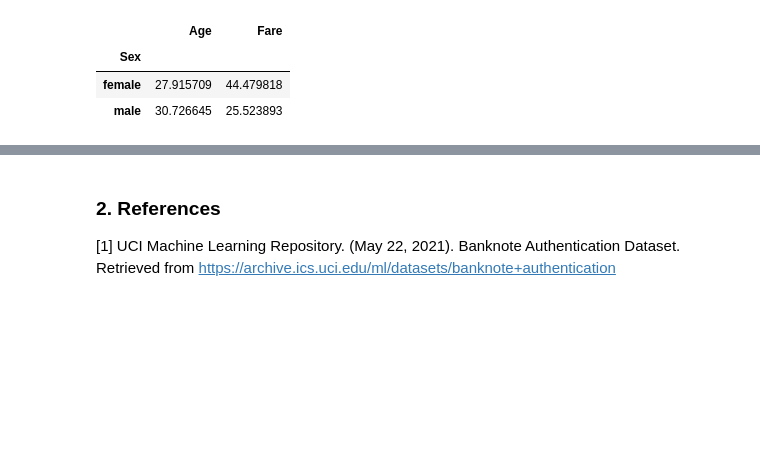
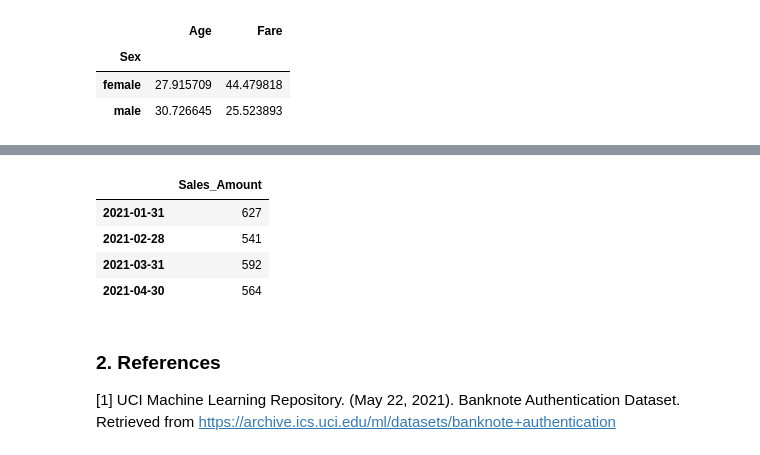
Before and after one commit to alexismenanieves/Pandas_Practice, a Jupyter notebook: Pandas_Practice_Notebook.ipynb, the cells around one changed output, grey strips where cells are left out. Cells and saved outputs as stored; diff of their text form; code cells hidden in the pictures; blank space fills up the shorter version.

```diff
--- a/Pandas_Practice_Notebook.ipynb
+++ b/Pandas_Practice_Notebook.ipynb
@@ -402,3 +427,20 @@ df_tc.groupby(['Sex','Age','Fare']).mean()
+# %%
+# Let's create a time series
+time_index = pd.date_range('01/01/2021', periods=120, freq='1D')
+# Then a dataframe
+df_time = pd.DataFrame(index = time_index)
+# The let's add random numbers
+df_time['Sales_Amount'] = np.random.randint(10, 30, 120)
+# %%
+# Now let's group by month
+df_time.resample('M').sum()
+# We have to remember that resample requires the index to be datetime
+# %% [output]
+|  | Sales_Amount |
+| 2021-01-31 | 627 |
+| 2021-02-28 | 541 |
+| 2021-03-31 | 592 |
+| 2021-04-30 | 564 |
 # %% [markdown]
 ### 2. References
 
```
Also changed, not shown: parts of 5 cells of this notebook.
